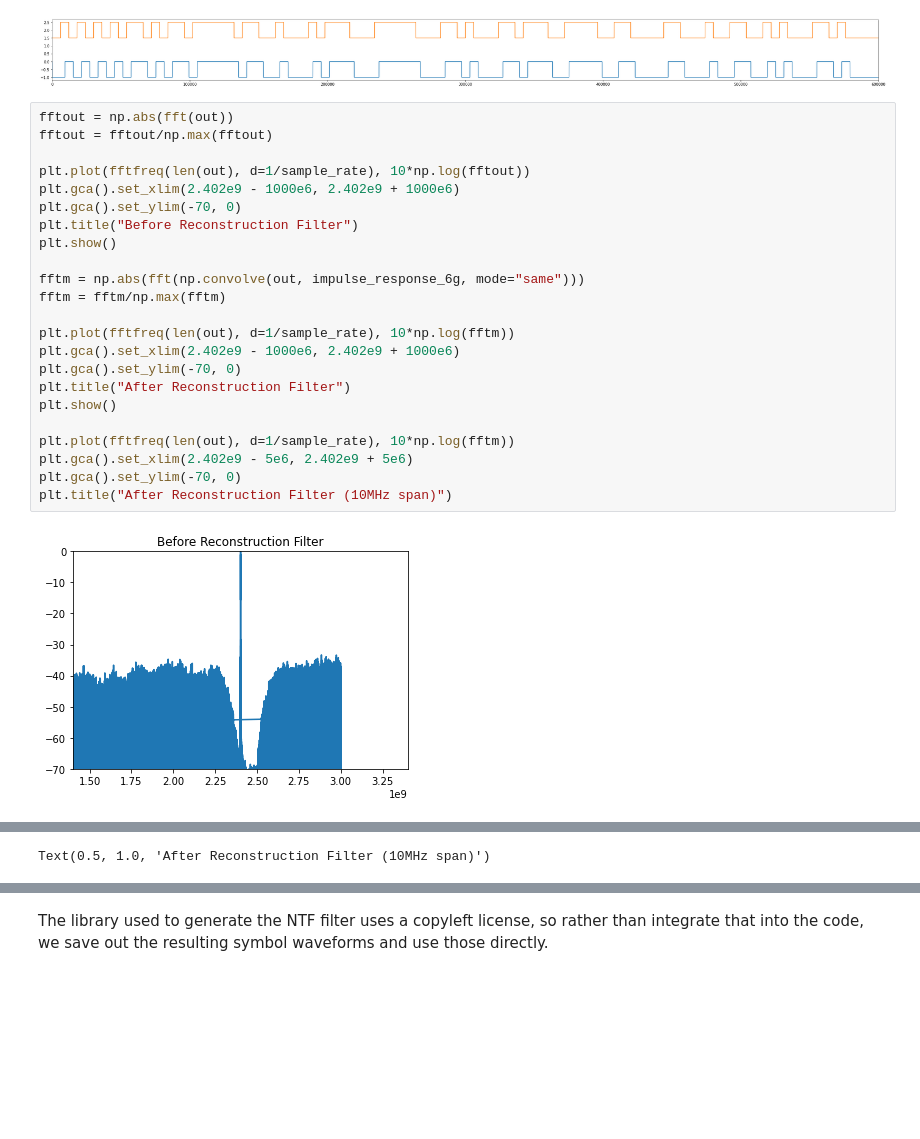
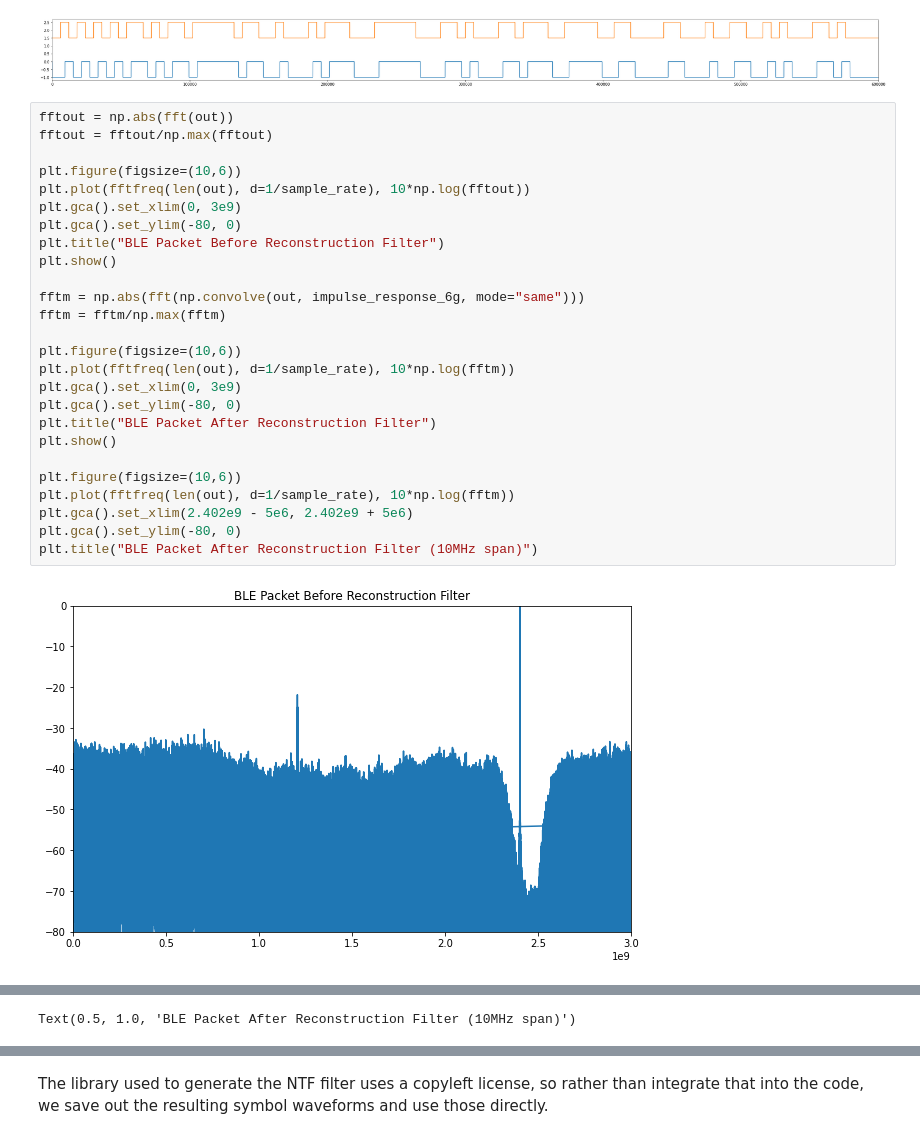
Before and after one commit to newhouseb/onebitbt, a Jupyter notebook: research/Transmission.ipynb, the cells around one changed output, grey strips where cells are left out. Drawn from its saved outputs; the diff is of its cells as text; blank space fills up the shorter version.

Commit message:
Making graphs consistent

```diff
--- a/research/Transmission.ipynb
+++ b/research/Transmission.ipynb
@@ -655,25 +673,28 @@ plt.gca().set_xlim(0, 0.6e6)
 # %%
 fftout = np.abs(fft(out))
 fftout = fftout/np.max(fftout)
 
+plt.figure(figsize=(10,6))
 plt.plot(fftfreq(len(out), d=1/sample_rate), 10*np.log(fftout))
-plt.gca().set_xlim(2.402e9 - 1000e6, 2.402e9 + 1000e6)
-plt.gca().set_ylim(-70, 0)
-plt.title("Before Reconstruction Filter")
+plt.gca().set_xlim(0, 3e9)
+plt.gca().set_ylim(-80, 0)
+plt.title("BLE Packet Before Reconstruction Filter")
 plt.show()
 
 fftm = np.abs(fft(np.convolve(out, impulse_response_6g, mode="same")))
 fftm = fftm/np.max(fftm)
 
+plt.figure(figsize=(10,6))
 plt.plot(fftfreq(len(out), d=1/sample_rate), 10*np.log(fftm))
-plt.gca().set_xlim(2.402e9 - 1000e6, 2.402e9 + 1000e6)
-plt.gca().set_ylim(-70, 0)
-plt.title("After Reconstruction Filter")
+plt.gca().set_xlim(0, 3e9)
+plt.gca().set_ylim(-80, 0)
+plt.title("BLE Packet After Reconstruction Filter")
 plt.show()
 
+plt.figure(figsize=(10,6))
 plt.plot(fftfreq(len(out), d=1/sample_rate), 10*np.log(fftm))
 plt.gca().set_xlim(2.402e9 - 5e6, 2.402e9 + 5e6)
-plt.gca().set_ylim(-70, 0)
-plt.title("After Reconstruction Filter (10MHz span)")
+plt.gca().set_ylim(-80, 0)
+plt.title("BLE Packet After Reconstruction Filter (10MHz span)")
 # %% [output]
-[figure, old version]
+[figure, new version]
@@ -681 +702 @@ plt.title("After Reconstruction Filter (10MHz span)")
-Text(0.5, 1.0, 'After Reconstruction Filter (10MHz span)')
+Text(0.5, 1.0, 'BLE Packet After Reconstruction Filter (10MHz span)')
```
Also changed, not shown: parts of 7 cells of this notebook, 1 other file.
